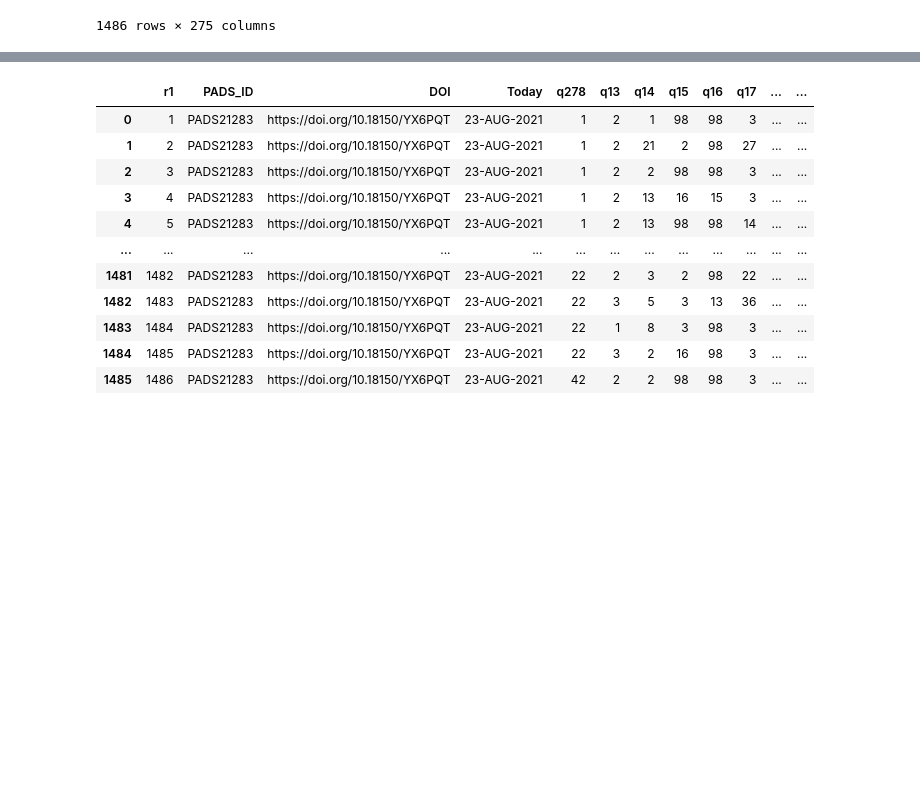
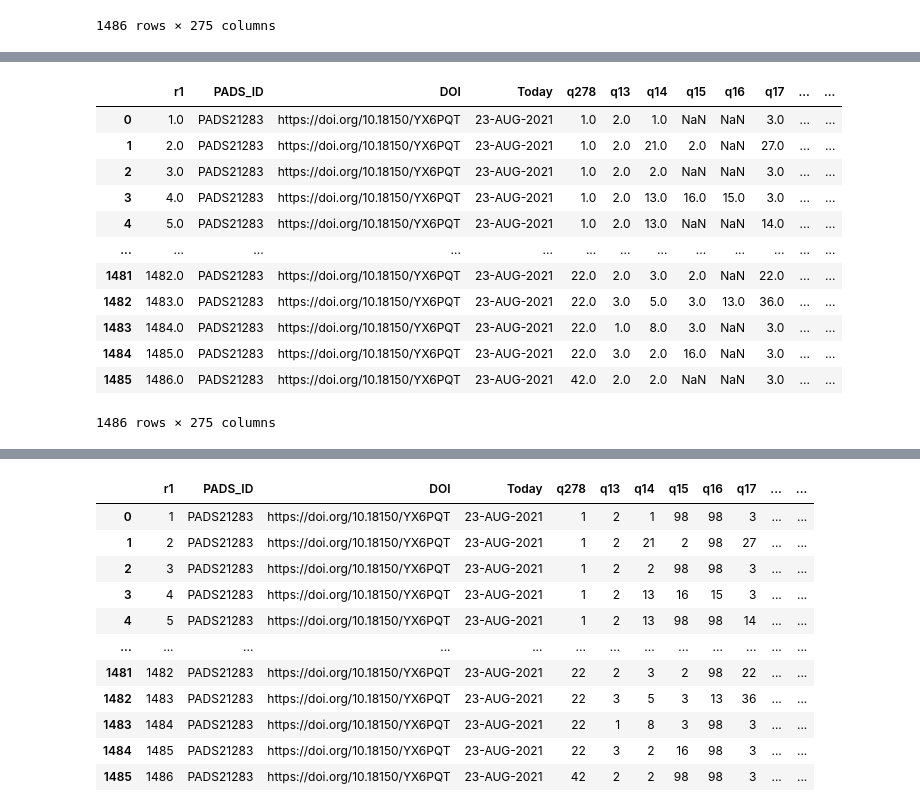
Before and after one commit to jendrkk/LRDWI-Paper, a Jupyter notebook: Code/auxiliary notebook.ipynb, the cells around one changed output, grey strips where cells are left out. Cells and saved outputs as stored; diff of their text form; code cells hidden in the pictures; blank space fills up the shorter version.

```diff
--- a/Code/auxiliary notebook.ipynb
+++ b/Code/auxiliary notebook.ipynb
@@ -27,4 +27,4 @@ path_spss = "/Users/jedrek/Documents/Studium Volkswirschaftslehre/3. Semester/Lo
 
 data_spss = pd.read_spss(path_spss)
 # %%
-data_spss_io, meta_spss_io = prs.read_sav(spss_file=path_spss)
+data_spss_io, meta_spss_io = prs.read_sav(path_spss)
@@ -32,0 +31,16 @@ OSError: dlopen(/Users/jedrek/miniforge3/envs/py313/lib/python3.13/site-packages
+# %%
+data_spss_io
+# %% [output]
+|  | r1 | PADS_ID | DOI | Today | q278 | q13 | q14 | q15 | q16 | q17 | ... | ... |
+| 0 | 1.0 | PADS21283 | https://doi.org/10.18150/YX6PQT | 23-AUG-2021 | 1.0 | 2.0 | 1.0 | NaN | NaN | 3.0 | ... | ... |
+| 1 | 2.0 | PADS21283 | https://doi.org/10.18150/YX6PQT | 23-AUG-2021 | 1.0 | 2.0 | 21.0 | 2.0 | NaN | 27.0 | ... | ... |
+| 2 | 3.0 | PADS21283 | https://doi.org/10.18150/YX6PQT | 23-AUG-2021 | 1.0 | 2.0 | 2.0 | NaN | NaN | 3.0 | ... | ... |
+| 3 | 4.0 | PADS21283 | https://doi.org/10.18150/YX6PQT | 23-AUG-2021 | 1.0 | 2.0 | 13.0 | 16.0 | 15.0 | 3.0 | ... | ... |
+| 4 | 5.0 | PADS21283 | https://doi.org/10.18150/YX6PQT | 23-AUG-2021 | 1.0 | 2.0 | 13.0 | NaN | NaN | 14.0 | ... | ... |
+| ... | ... | ... | ... | ... | ... | ... | ... | ... | ... | ... | ... | ... |
+| 1481 | 1482.0 | PADS21283 | https://doi.org/10.18150/YX6PQT | 23-AUG-2021 | 22.0 | 2.0 | 3.0 | 2.0 | NaN | 22.0 | ... | ... |
+| 1482 | 1483.0 | PADS21283 | https://doi.org/10.18150/YX6PQT | 23-AUG-2021 | 22.0 | 3.0 | 5.0 | 3.0 | 13.0 | 36.0 | ... | ... |
+| 1483 | 1484.0 | PADS21283 | https://doi.org/10.18150/YX6PQT | 23-AUG-2021 | 22.0 | 1.0 | 8.0 | 3.0 | NaN | 3.0 | ... | ... |
+| 1484 | 1485.0 | PADS21283 | https://doi.org/10.18150/YX6PQT | 23-AUG-2021 | 22.0 | 3.0 | 2.0 | 16.0 | NaN | 3.0 | ... | ... |
+| 1485 | 1486.0 | PADS21283 | https://doi.org/10.18150/YX6PQT | 23-AUG-2021 | 42.0 | 2.0 | 2.0 | NaN | NaN | 3.0 | ... | ... |
+1486 rows × 275 columns
```
Also changed, not shown: parts of 2 cells of this notebook, 1 other file.
